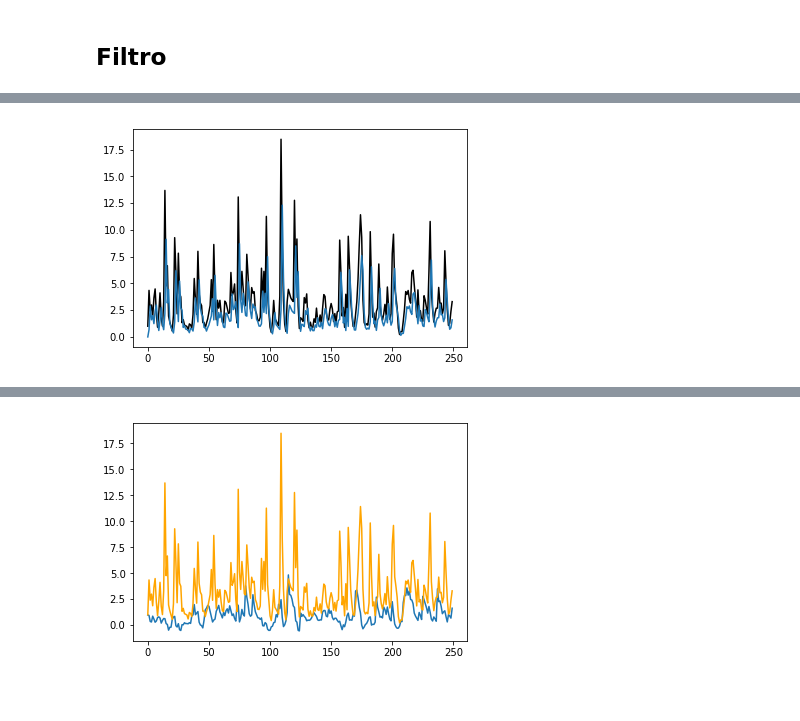
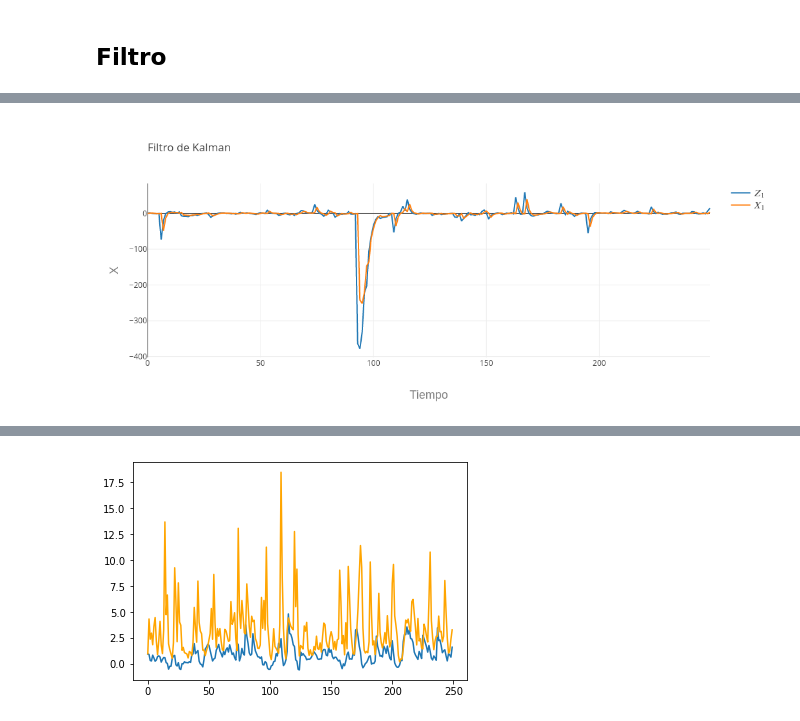
Before and after one commit to CamiVasz/Modelaci-n-experimental, a Jupyter notebook: Entrega 3/KF.ipynb, the cells around one changed output, grey strips where cells are left out. Cells and saved outputs as stored; diff of their text form; code cells hidden in the pictures; blank space fills up the shorter version.

```diff
--- a/Entrega 3/KF.ipynb
+++ b/Entrega 3/KF.ipynb
@@ -64,6 +97,45 @@ plt.show()
-# %%
-plt.plot(X.T[1], 'black')
-plt.plot(Z.T[1])
-plt.show()
-# %% [output]
-[figure, removed]
+# %%
+trace1 = go.Scatter(
+    y = X.T[1],
+    x = np.arange(nobs),
+    name = '$Z_1$'
+)
+
+trace2 = go.Scatter(
+    y = Z.T[1],
+    x = np.arange(nobs),
+    name = '$X_1$'
+)
+
+data = [trace1, trace2]
+layout = go.Layout(
+    title=go.layout.Title(
+        text='Filtro de Kalman',
+        xref='paper',
+        x=0
+    ),
+    xaxis=go.layout.XAxis(
+        title=go.layout.xaxis.Title(
+            text='Tiempo',
+            font=dict(
+                family='Arial',
+                size=18,
+                color='#7f7f7f'
+            )
+        )
+    ),
+    yaxis=go.layout.YAxis(
+        title=go.layout.yaxis.Title(
+            text='X',
+            font=dict(
+                family='Arial',
+                size=18,
+                color='#7f7f7f'
+            )
+        )
+    )
+)
+fig = go.Figure(data=data, layout=layout)
+py.iplot(fig, filename='KF')
+# %% [output]
+[figure, added]
```
Also changed, not shown: parts of 9 cells of this notebook.
